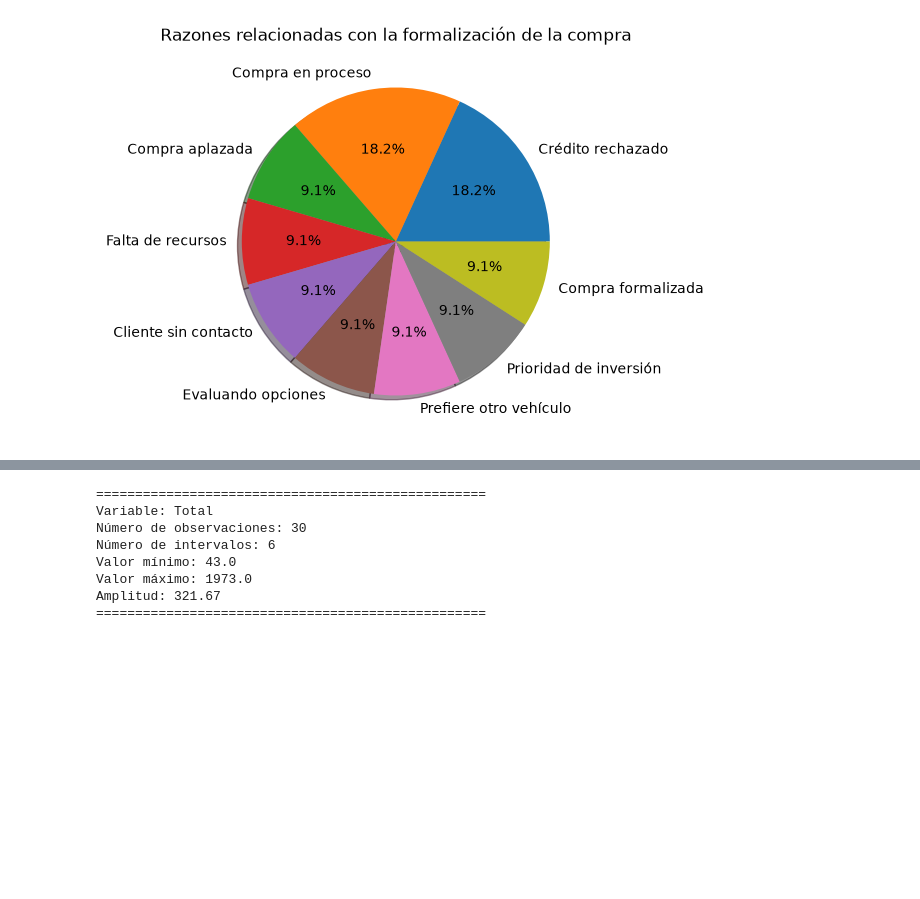
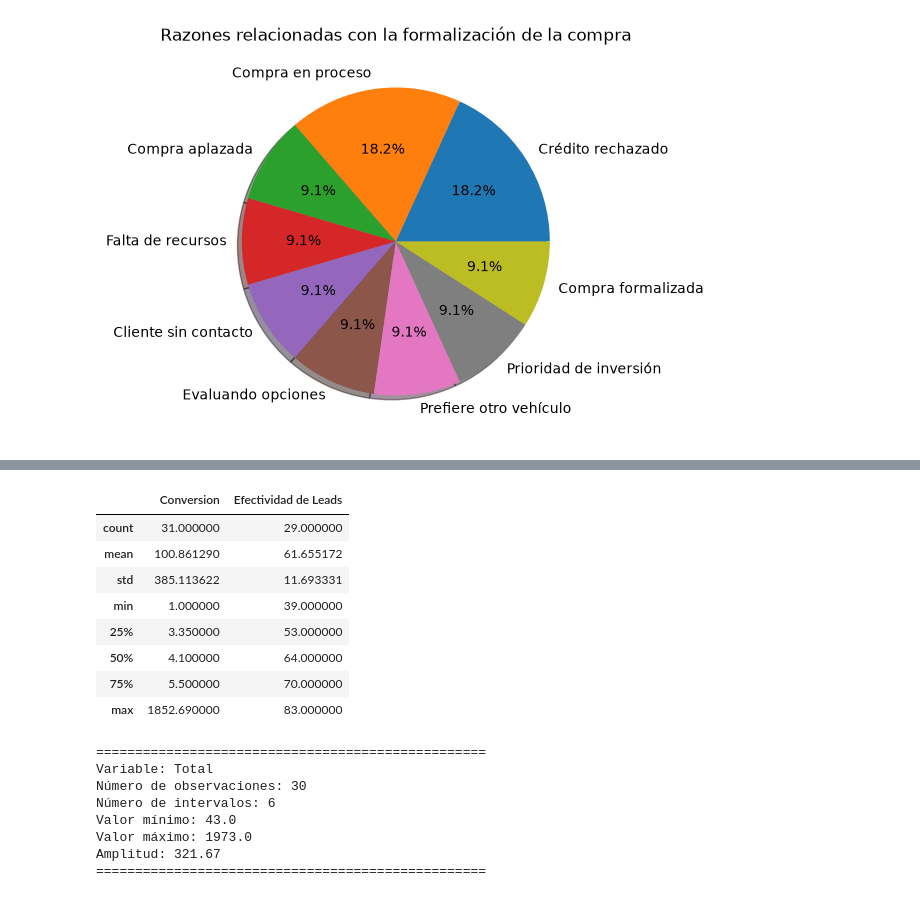
Before and after one commit to pats-pdf/1.-Extracci-n-de-Datos, a Jupyter notebook: Extracción_de_Características/Actividad 4.1/4_Extracción_de_Características.ipynb, the cells around one changed output, grey strips where cells are left out. Drawn from its saved outputs; the diff is of its cells as text; code cells hidden in the pictures; blank space fills up the shorter version.

```diff
--- a/Extracción_de_Características/Actividad 4.1/4_Extracción_de_Características.ipynb
+++ b/Extracción_de_Características/Actividad 4.1/4_Extracción_de_Características.ipynb
@@ -701,3 +716,39 @@ variables_numericas
+# %%
+columnas_porcentajes = [
+    "Conversion",
+    "Efectividad de Leads"
+]
+
+for columna in columnas_porcentajes:
+
+    leads_sturges[columna] = pd.to_numeric(
+        leads_sturges[columna]
+        .astype(str)
+        .str.strip()
+        .str.replace("%", "", regex=False)
+        .str.replace(",", ".", regex=False),
+        errors="coerce"
+    )
+# %%
+leads_sturges = (
+    leads_sturges
+    .dropna(how="all")
+    .reset_index(drop=True)
+)
+# %%
+leads_sturges[
+    ["Conversion", "Efectividad de Leads"]
+].describe()
+# %% [output]
+|  | Conversion | Efectividad de Leads |
+| count | 31.000000 | 29.000000 |
+| mean | 100.861290 | 61.655172 |
+| std | 385.113622 | 11.693331 |
+| min | 1.000000 | 39.000000 |
+| 25% | 3.350000 | 53.000000 |
+| 50% | 4.100000 | 64.000000 |
+| 75% | 5.500000 | 70.000000 |
+| max | 1852.690000 | 83.000000 |
 # %%
 def analizar_sturges(dataframe, variable):
 
```
Also changed, not shown: parts of 10 cells of this notebook.
